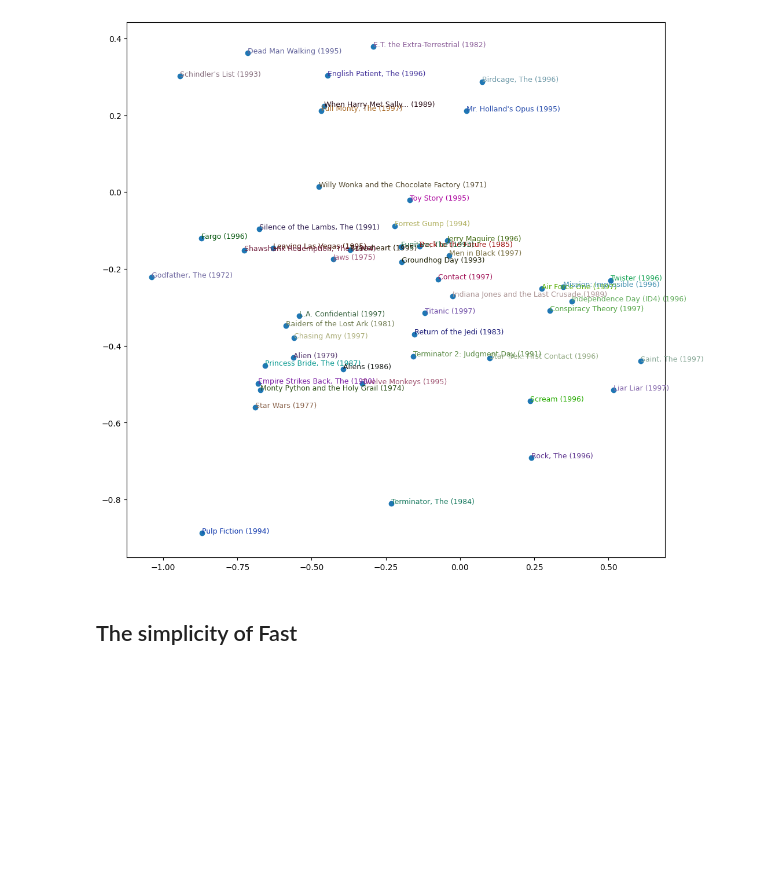
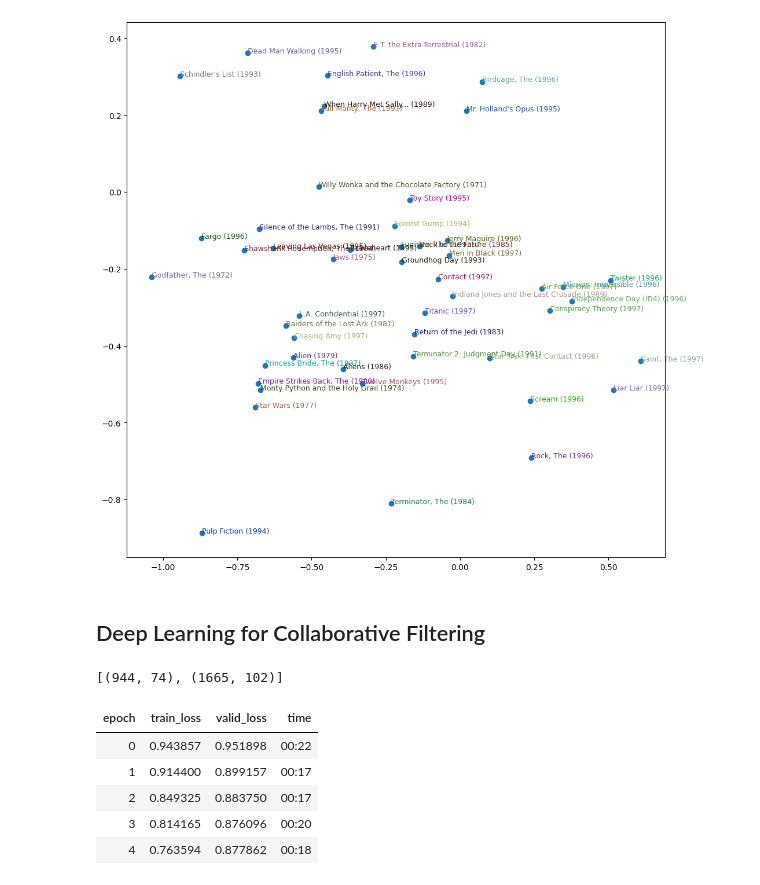
Before and after one commit to bachaudhry/FastAI-22-23, a Jupyter notebook: FastAI_2022_Collaborative_Filtering.ipynb, the cells around one changed output. Cells and saved outputs as stored; diff of their text form; code cells hidden in the pictures; blank space fills up the shorter version.

Commit message:
DL for collaborative filtering

```diff
--- a/FastAI_2022_Collaborative_Filtering.ipynb
+++ b/FastAI_2022_Collaborative_Filtering.ipynb
@@ -318,5 +318,42 @@ for i, x, y in zip(top_movies[idxs], X, Y):
 plt.show()
 # %% [output]
 [figure]
-# %% [markdown]
-## The simplicity of Fast
+# %% [markdown]
+## Deep Learning for Collaborative Filtering
+# %%
+# The first step is to take the results of the embedding lookup and concatenate
+# the activations. The matrix can then be passed through linear layers and non-
+# linearities. The following FastAI function returns the recommended sizes for
+# embeddings matrices based on their heuristics.
+embs = get_emb_sz(dls)
+embs
+# %% [output]
+[(944, 74), (1665, 102)]
+# %%
+# Implementing
+class CollabNN(Module):
+  def __init__(self, user_sz, item_sz, y_range=(0, 5.5), n_act=100):
+    self.user_factors = Embedding(*user_sz)
+    self.item_factors = Embedding(*item_sz)
+    self.layers = nn.Sequential(
+        nn.Linear(user_sz[1] + item_sz[1], n_act),
+        nn.ReLU(),
+        nn.Linear(n_act, 1)
+    )
+    self.y_range = y_range
+
+  def forward(self, x):
+    embs = self.user_factors(x[:, 0]), self.item_factors(x[:, 1])
+    x = self.layers(torch.cat(embs, dim=1))
+    return sigmoid_range(x, *self.y_range)
+# %%
+model = CollabNN(*embs) # using embs from before
+learn = Learner(dls, model, loss_func=MSELossFlat())
+learn.fit_one_cycle(5, 5e-3, wd=0.01)
+# %% [output]
+| epoch | train_loss | valid_loss | time |
+| 0 | 0.943857 | 0.951898 | 00:22 |
+| 1 | 0.914400 | 0.899157 | 00:17 |
+| 2 | 0.849325 | 0.883750 | 00:17 |
+| 3 | 0.814165 | 0.876096 | 00:20 |
+| 4 | 0.763594 | 0.877862 | 00:18 |
```
